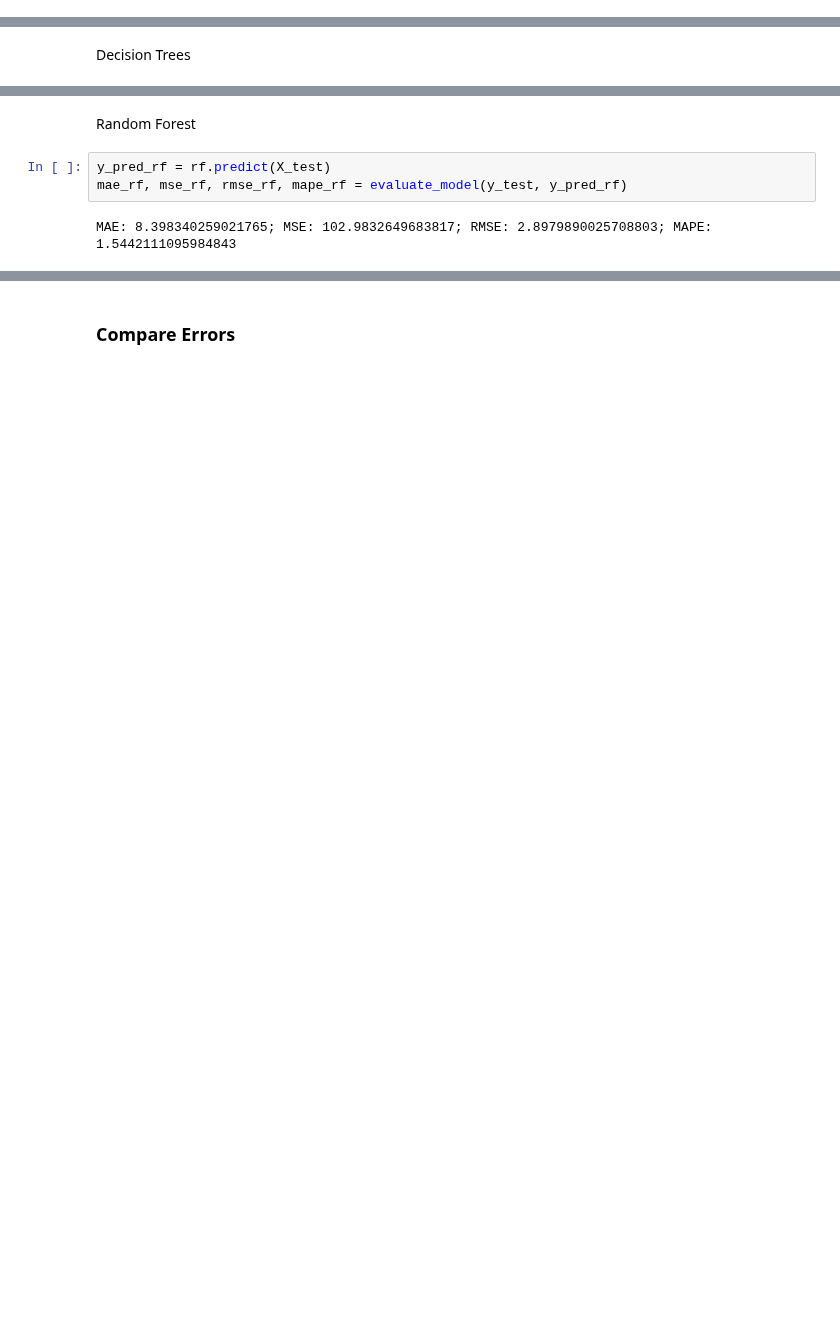
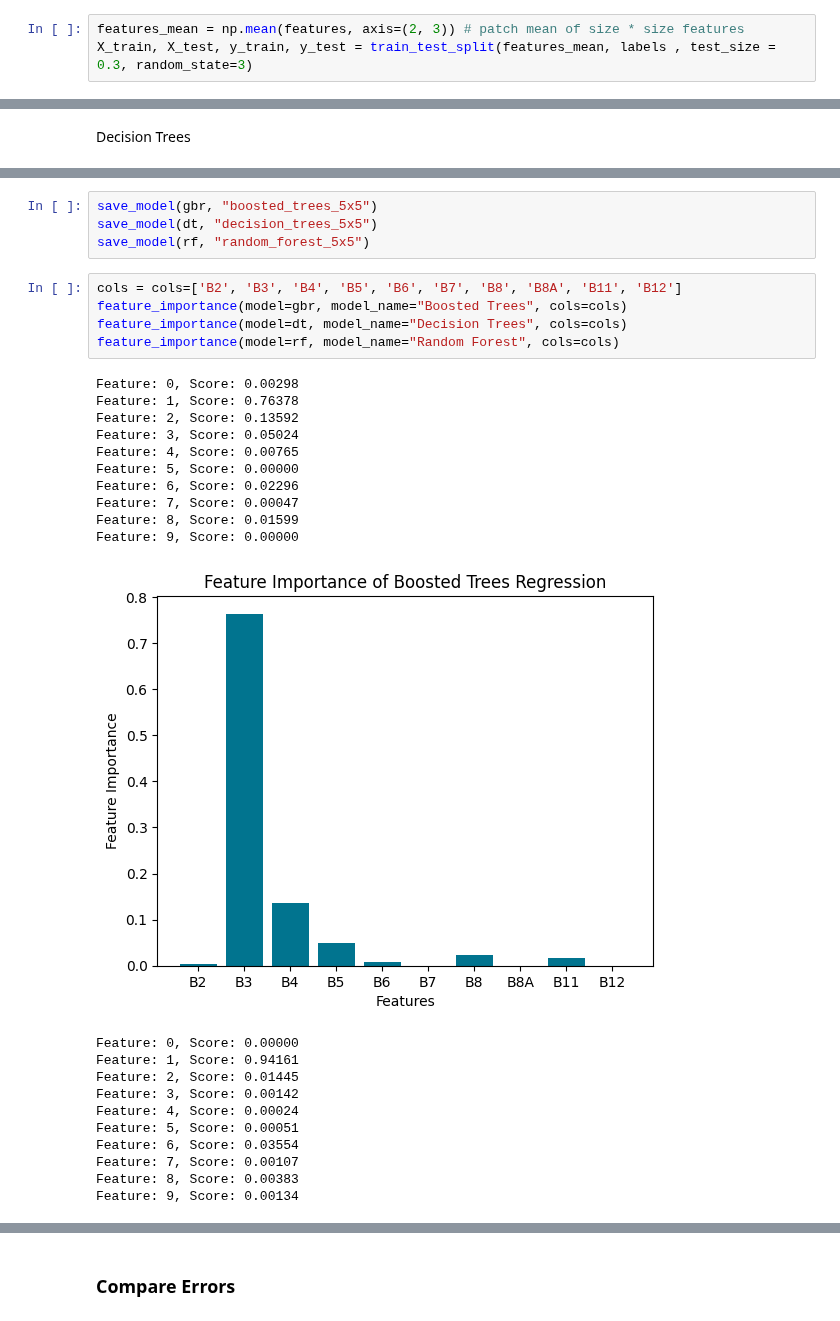
Before and after one commit to lgiesen/forest_height, a Jupyter notebook: notebooks/compare_models.ipynb, the cells around one changed output, grey strips where cells are left out. Cells and saved outputs as stored; diff of their text form; blank space fills up the shorter version.

```diff
--- a/notebooks/compare_models.ipynb
+++ b/notebooks/compare_models.ipynb
@@ -42,0 +151,3 @@ Boosted Trees
+# %%
+features_mean = np.mean(features, axis=(2, 3)) # patch mean of size * size features
+X_train, X_test, y_train, y_test = train_test_split(features_mean, labels , test_size = 0.3, random_state=3)
@@ -55,7 +206,31 @@ MAE: 9.092768002257936; MSE: 113.95388274455402; RMSE: 3.0154216955938247; MAPE:
-# %% [markdown]
-Random Forest
-# %%
-y_pred_rf = rf.predict(X_test)
-mae_rf, mse_rf, rmse_rf, mape_rf = evaluate_model(y_test, y_pred_rf)
-# %% [output]
-MAE: 8.398340259021765; MSE: 102.9832649683817; RMSE: 2.8979890025708803; MAPE: 1.5442111095984843
+# %%
+save_model(gbr, "boosted_trees_5x5")
+save_model(dt, "decision_trees_5x5")
+save_model(rf, "random_forest_5x5")
+# %%
+cols = cols=['B2', 'B3', 'B4', 'B5', 'B6', 'B7', 'B8', 'B8A', 'B11', 'B12']
+feature_importance(model=gbr, model_name="Boosted Trees", cols=cols)
+feature_importance(model=dt, model_name="Decision Trees", cols=cols)
+feature_importance(model=rf, model_name="Random Forest", cols=cols)
+# %% [output]
+Feature: 0, Score: 0.00298
+Feature: 1, Score: 0.76378
+Feature: 2, Score: 0.13592
+Feature: 3, Score: 0.05024
+Feature: 4, Score: 0.00765
+Feature: 5, Score: 0.00000
+Feature: 6, Score: 0.02296
+Feature: 7, Score: 0.00047
+Feature: 8, Score: 0.01599
+Feature: 9, Score: 0.00000
+[figure, added]
+Feature: 0, Score: 0.00000
+Feature: 1, Score: 0.94161
+Feature: 2, Score: 0.01445
+Feature: 3, Score: 0.00142
+Feature: 4, Score: 0.00024
+Feature: 5, Score: 0.00051
+Feature: 6, Score: 0.03554
+Feature: 7, Score: 0.00107
+Feature: 8, Score: 0.00383
+Feature: 9, Score: 0.00134
```
Also changed, not shown: parts of 32 cells of this notebook.
